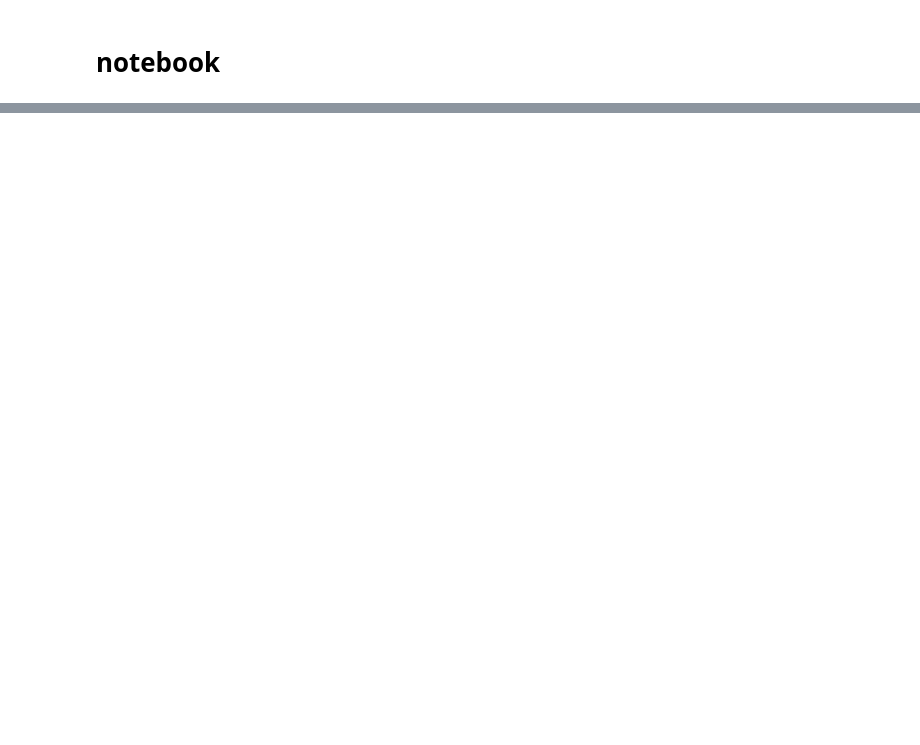
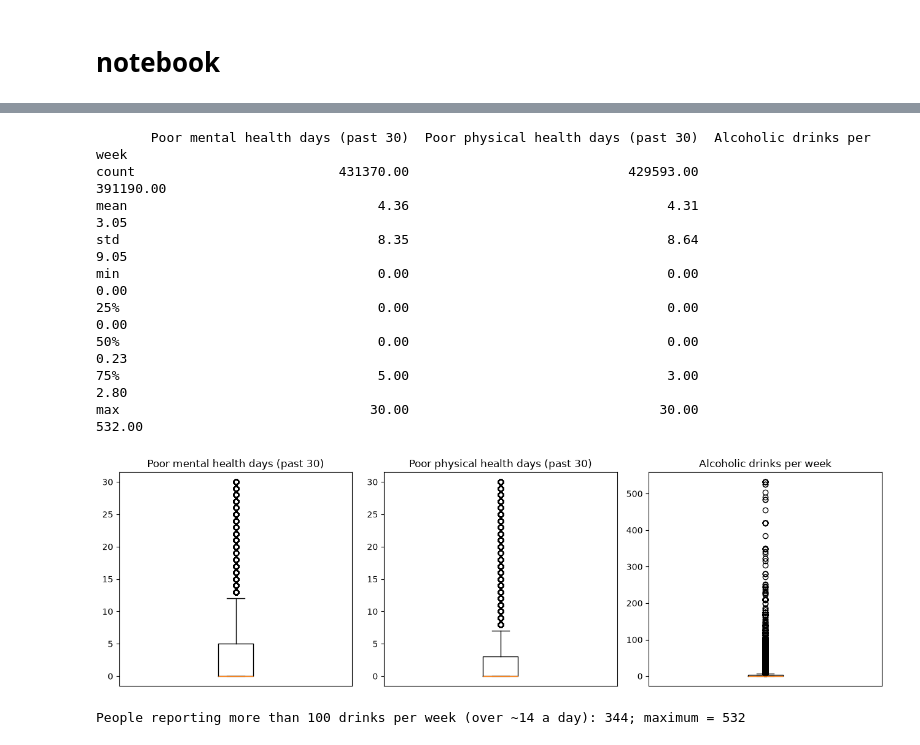
Before and after one commit to nronen29/sleep-prediction-brfss, a Jupyter notebook: sleep_prediction_brfss.ipynb, the cells around one changed output, grey strips where cells are left out. Drawn from its saved outputs; the diff is of its cells as text; code cells hidden in the pictures; blank space fills up the shorter version.

```diff
--- a/sleep_prediction_brfss.ipynb
+++ b/sleep_prediction_brfss.ipynb
@@ -103,0 +418,33 @@ for year, xpt_path in DATA_FILES.items():
+# %%
+# Check the numeric features for values that look wrong: compare min / max with the mean and standard deviation,
+# and look at the box plots for extreme values (Data Cleansing lecture: outliers).
+NUMERIC_LABELS = {"MENTHLTH": "Poor mental health days (past 30)",
+                  "PHYSHLTH": "Poor physical health days (past 30)",
+                  "_DRNKWK2": "Alcoholic drinks per week"}
+print(df_clean[NUMERIC_FEATURES].describe().round(2).rename(columns=NUMERIC_LABELS).to_string())
+
+fig, axes = plt.subplots(1, 3, figsize=(13, 4))
+for ax, col in zip(axes, NUMERIC_FEATURES):
+    ax.boxplot(df_clean[col].dropna())
+    ax.set_title(NUMERIC_LABELS[col])
+    ax.set_xticks([])
+plt.tight_layout()
+plt.show()
+
+drinks = df_clean["_DRNKWK2"]
+print(f"People reporting more than 100 drinks per week (over ~14 a day): {(drinks > 100).sum():,}; maximum = {drinks.max():.0f}")
+heavy = drinks > 100
+print(f"Short-sleep rate: {100 * df_clean.loc[heavy, 'insufficient_sleep'].mean():.1f}% among them, "
+      f"{100 * df_clean.loc[drinks.notna() & ~heavy, 'insufficient_sleep'].mean():.1f}% among everyone else who answered")
+# %% [output]
+       Poor mental health days (past 30)  Poor physical health days (past 30)  Alcoholic drinks per week
+count                          431370.00                            429593.00                  391190.00
+mean                                4.36                                 4.31                       3.05
+std                                 8.35                                 8.64                       9.05
+min                                 0.00                                 0.00                       0.00
+25%                                 0.00                                 0.00                       0.00
+50%                                 0.00                                 0.00                       0.23
+75%                                 5.00                                 3.00                       2.80
+max                                30.00                                30.00                     532.00
+[figure, added]
+People reporting more than 100 drinks per week (over ~14 a day): 344; maximum = 532
```
Also changed, not shown: parts of 31 cells of this notebook, 1 other file.
